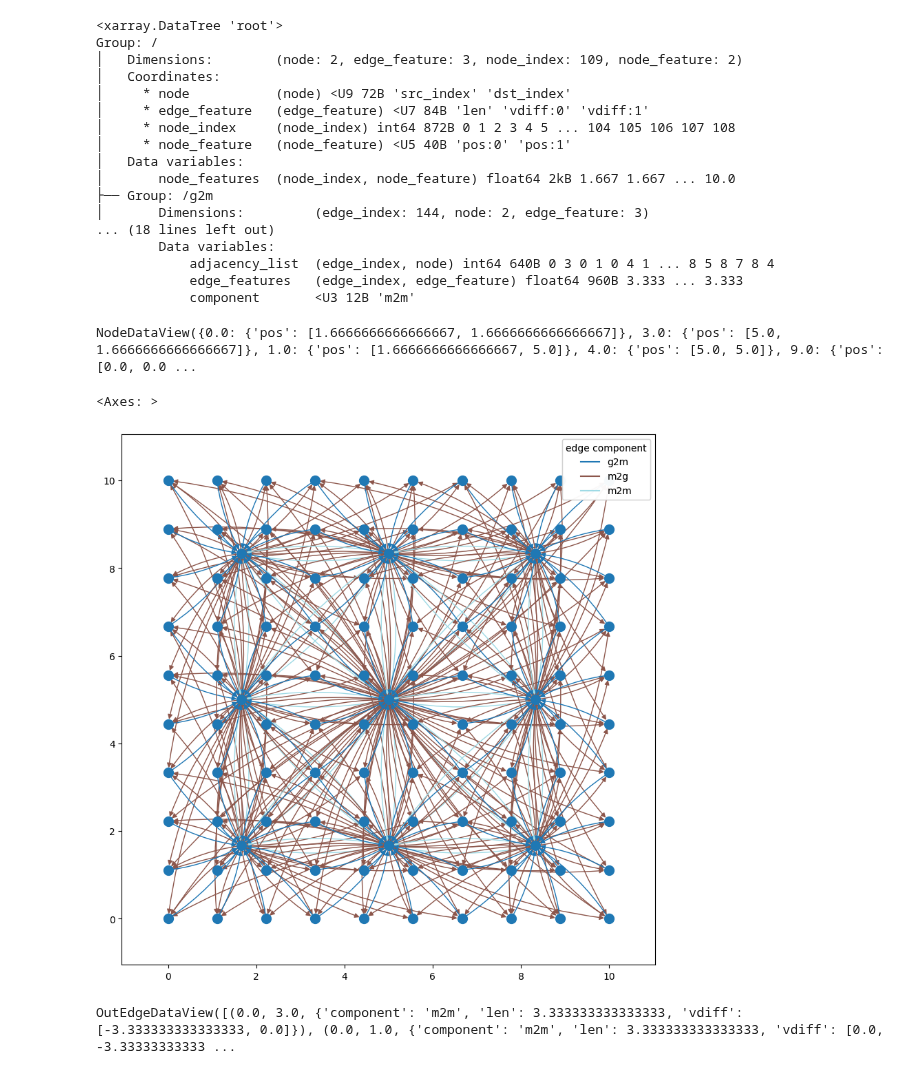
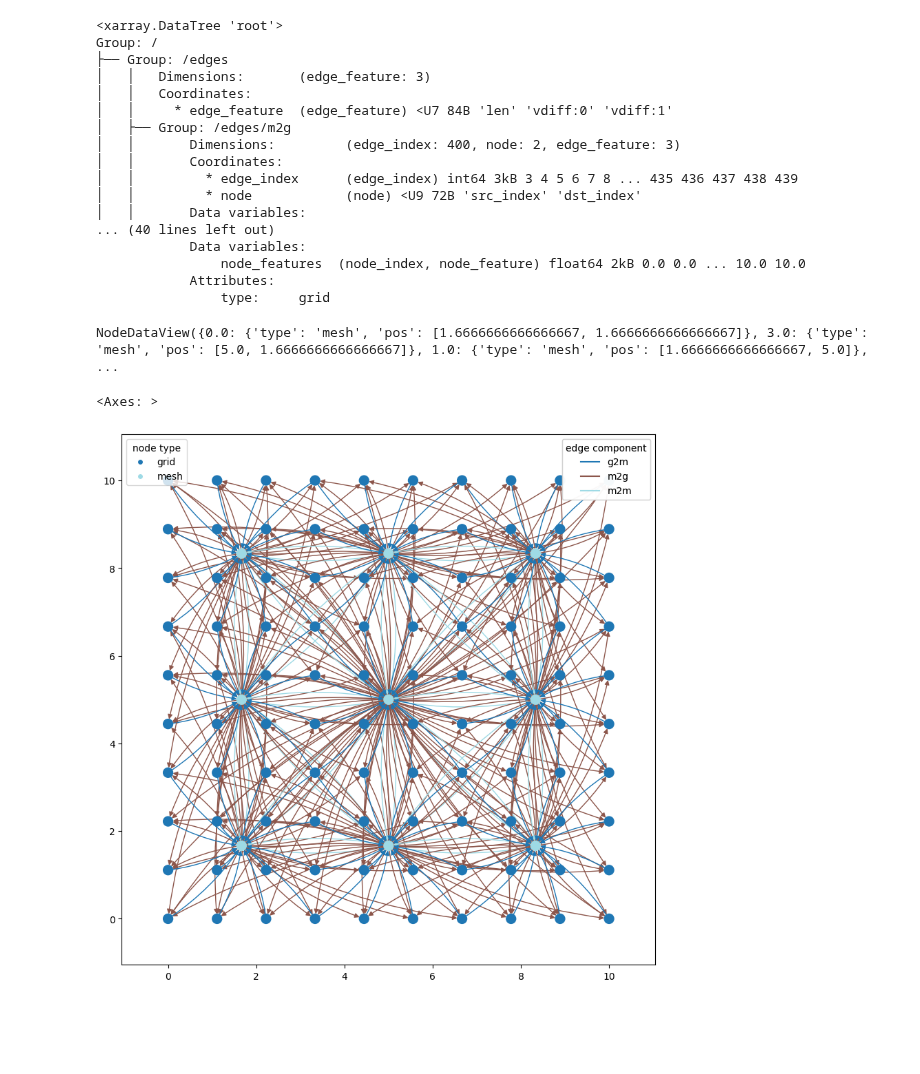
Before and after one commit to mllam/weather-model-graphs, a Jupyter notebook: docs/xr_datatree_format.ipynb, the cells around one changed output. Saved outputs shown, nothing was run; the diff lists cells and outputs as text; code cells hidden in the pictures; blank space fills up the shorter version.

```diff
--- a/docs/xr_datatree_format.ipynb
+++ b/docs/xr_datatree_format.ipynb
@@ -20,38 +22,37 @@ wmg.visualise.nx_draw_with_pos_and_attr(graph, edge_color_attr="component")
 # %%
-dt = wmg.save.graph_to_datatree(graph=graph, split_by="component")
+dt = wmg.save.graph_to_datatree(
+    graph=graph, split_edges_by="component", split_nodes_by="type"
+)
 dt
 # %% [output]
 <xarray.DataTree 'root'>
 Group: /
-│   Dimensions:        (node: 2, edge_feature: 3, node_index: 109, node_feature: 2)
-│   Coordinates:
-│     * node           (node) <U9 72B 'src_index' 'dst_index'
-│     * edge_feature   (edge_feature) <U7 84B 'len' 'vdiff:0' 'vdiff:1'
-│     * node_index     (node_index) int64 872B 0 1 2 3 4 5 ... 104 105 106 107 108
-│     * node_feature   (node_feature) <U5 40B 'pos:0' 'pos:1'
-│   Data variables:
-│       node_features  (node_index, node_feature) float64 2kB 1.667 1.667 ... 10.0
-├── Group: /g2m
-│       Dimensions:         (edge_index: 144, node: 2, edge_feature: 3)
-... (18 lines left out)
-        Data variables:
-            adjacency_list  (edge_index, node) int64 640B 0 3 0 1 0 4 1 ... 8 5 8 7 8 4
-            edge_features   (edge_index, edge_feature) float64 960B 3.333 ... 3.333
-            component       <U3 12B 'm2m'
+├── Group: /edges
+│   │   Dimensions:       (edge_feature: 3)
+│   │   Coordinates:
+│   │     * edge_feature  (edge_feature) <U7 84B 'len' 'vdiff:0' 'vdiff:1'
+│   ├── Group: /edges/m2g
+│   │       Dimensions:         (edge_index: 400, node: 2, edge_feature: 3)
+│   │       Coordinates:
+│   │         * edge_index      (edge_index) int64 3kB 3 4 5 6 7 8 ... 435 436 437 438 439
+│   │         * node            (node) <U9 72B 'src_index' 'dst_index'
+│   │       Data variables:
+... (40 lines left out)
+            Data variables:
+                node_features  (node_index, node_feature) float64 2kB 0.0 0.0 ... 10.0 10.0
+            Attributes:
+                type:     grid
 # %%
 graph_reconstructed = wmg.load.datatree_to_graph(dt)
 graph_reconstructed.nodes(data=True)
 # %% [output]
-NodeDataView({0.0: {'pos': [1.6666666666666667, 1.6666666666666667]}, 3.0: {'pos': [5.0, 1.6666666666666667]}, 1.0: {'pos': [1.6666666666666667, 5.0]}, 4.0: {'pos': [5.0, 5.0]}, 9.0: {'pos': [0.0, 0.0 ...
+NodeDataView({0.0: {'type': 'mesh', 'pos': [1.6666666666666667, 1.6666666666666667]}, 3.0: {'type': 'mesh', 'pos': [5.0, 1.6666666666666667]}, 1.0: {'type': 'mesh', 'pos': [1.6666666666666667, 5.0]},  ...
 # %%
 wmg.visualise.nx_draw_with_pos_and_attr(
     graph_reconstructed,
     edge_color_attr="component",
+    node_color_attr="type",
 )
 # %% [output]
 <Axes: >
-[figure, old version]
+[figure, new version]
-# %%
-graph_reconstructed.edges(data=True)
-# %% [output]
-OutEdgeDataView([(0.0, 3.0, {'component': 'm2m', 'len': 3.333333333333333, 'vdiff': [-3.333333333333333, 0.0]}), (0.0, 1.0, {'component': 'm2m', 'len': 3.333333333333333, 'vdiff': [0.0, -3.33333333333 ...
```
Also changed, not shown: parts of 1 cell of this notebook, 4 other files.
